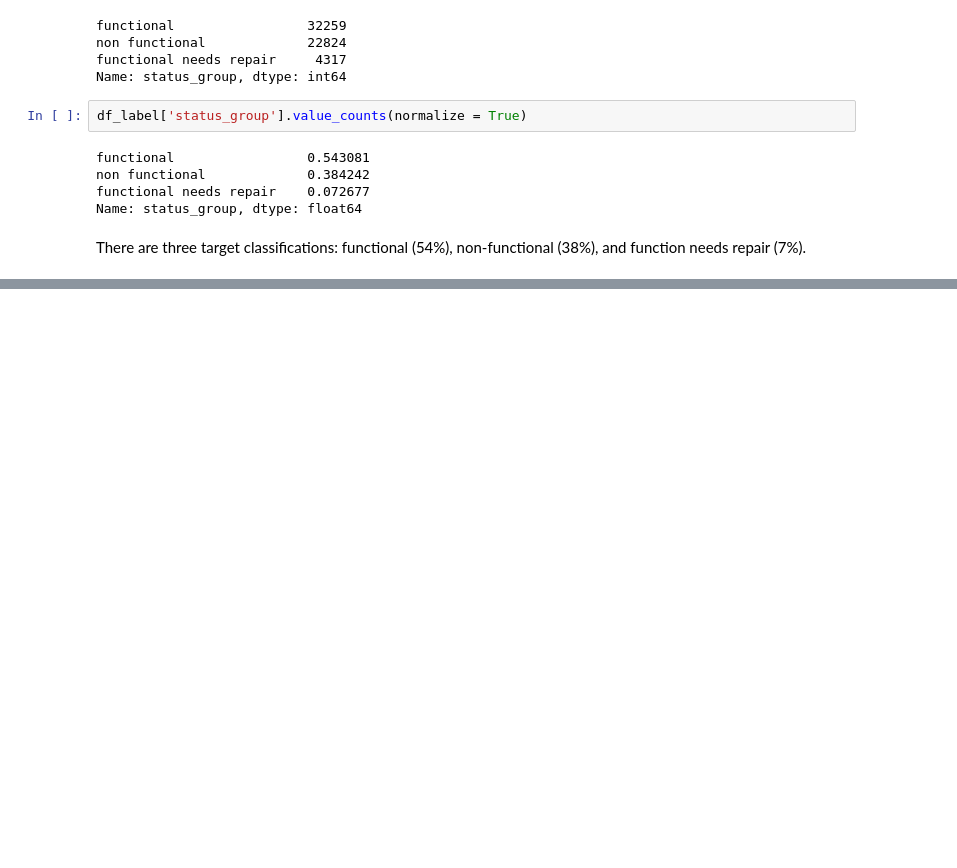
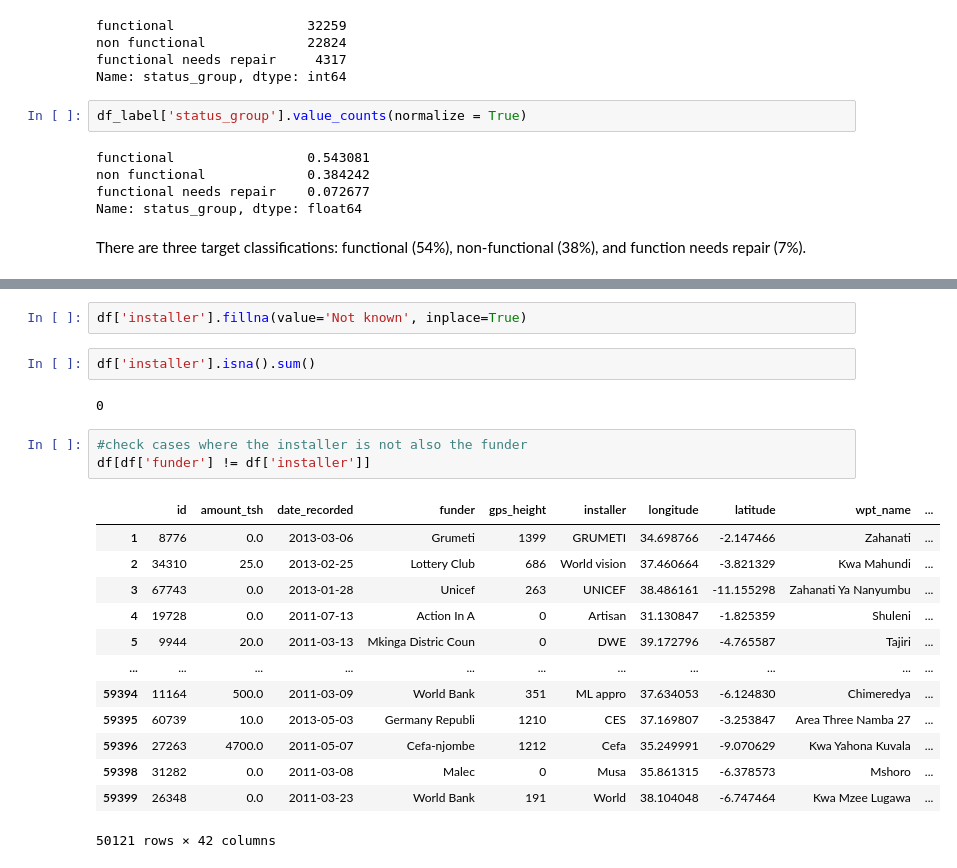
Before and after one commit to yuhkulele/Tanzanian-Water-Well-Status-Classification, a Jupyter notebook: notebooks_scratch/Yuhkai.ipynb, the cells around one changed output, grey strips where cells are left out. Cells and saved outputs as stored; diff of their text form; blank space fills up the shorter version.

```diff
--- a/notebooks_scratch/Yuhkai.ipynb
+++ b/notebooks_scratch/Yuhkai.ipynb
@@ -94,0 +275,23 @@ There are three target classifications: functional (54%), non-functional (38%),
+# %%
+df['installer'].fillna(value='Not known', inplace=True)
+# %%
+df['installer'].isna().sum()
+# %% [output]
+0
+# %%
+#check cases where the installer is not also the funder
+df[df['funder'] != df['installer']]
+# %% [output]
+|  | id | amount_tsh | date_recorded | funder | gps_height | installer | longitude | latitude | wpt_name | ... |
+| 1 | 8776 | 0.0 | 2013-03-06 | Grumeti | 1399 | GRUMETI | 34.698766 | -2.147466 | Zahanati | ... |
+| 2 | 34310 | 25.0 | 2013-02-25 | Lottery Club | 686 | World vision | 37.460664 | -3.821329 | Kwa Mahundi | ... |
+| 3 | 67743 | 0.0 | 2013-01-28 | Unicef | 263 | UNICEF | 38.486161 | -11.155298 | Zahanati Ya Nanyumbu | ... |
+| 4 | 19728 | 0.0 | 2011-07-13 | Action In A | 0 | Artisan | 31.130847 | -1.825359 | Shuleni | ... |
+| 5 | 9944 | 20.0 | 2011-03-13 | Mkinga Distric Coun | 0 | DWE | 39.172796 | -4.765587 | Tajiri | ... |
+| ... | ... | ... | ... | ... | ... | ... | ... | ... | ... | ... |
+| 59394 | 11164 | 500.0 | 2011-03-09 | World Bank | 351 | ML appro | 37.634053 | -6.124830 | Chimeredya | ... |
+| 59395 | 60739 | 10.0 | 2013-05-03 | Germany Republi | 1210 | CES | 37.169807 | -3.253847 | Area Three Namba 27 | ... |
+| 59396 | 27263 | 4700.0 | 2011-05-07 | Cefa-njombe | 1212 | Cefa | 35.249991 | -9.070629 | Kwa Yahona Kuvala | ... |
+| 59398 | 31282 | 0.0 | 2011-03-08 | Malec | 0 | Musa | 35.861315 | -6.378573 | Mshoro | ... |
+| 59399 | 26348 | 0.0 | 2011-03-23 | World Bank | 191 | World | 38.104048 | -6.747464 | Kwa Mzee Lugawa | ... |
+50121 rows × 42 columns
```
Also changed, not shown: parts of 101 cells of this notebook.
